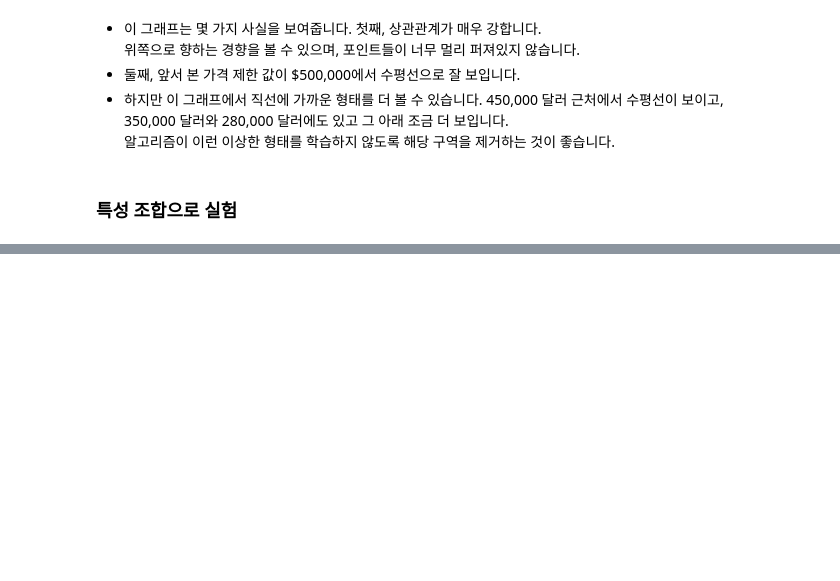
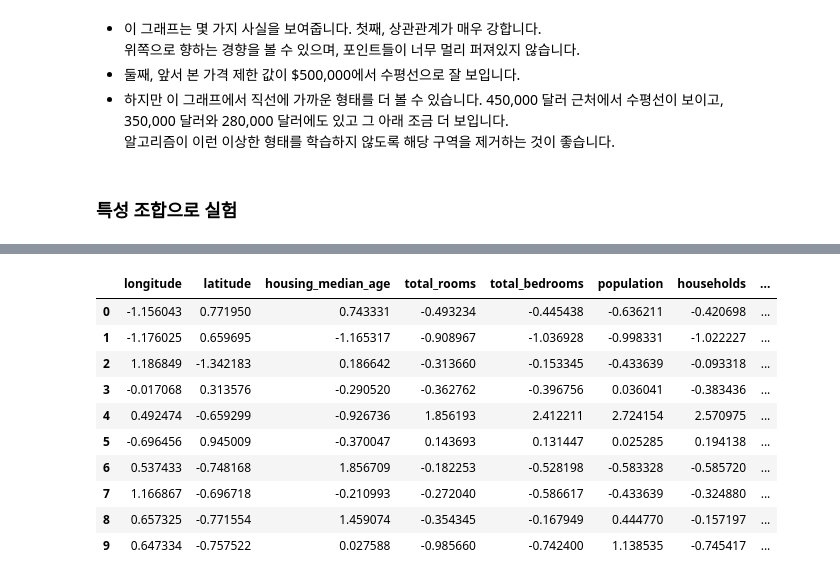
Before and after one commit to cloudallera/handson-ml, a Jupyter notebook: _mystudy/02_end_to_end_machine_learning_project.ipynb, the cells around one changed output, grey strips where cells are left out. Drawn from its saved outputs; the diff is of its cells as text; code cells hidden in the pictures; blank space fills up the shorter version.

```diff
--- a/_mystudy/02_end_to_end_machine_learning_project.ipynb
+++ b/_mystudy/02_end_to_end_machine_learning_project.ipynb
@@ -595,0 +1011,19 @@ plt.show()
+# %%
+# 데이터프레임을 받아 수치형만 다루는 파이프라인
+num_attribs = list(housing_num.columns)
+
+num_pipeline = Pipeline([
+    ("selector", DataFrameSelector(num_attribs)),
+    ("imputer", SimpleImputer(strategy="median")),
+    ("attribs_adder", CombinedAttributesAdder()),
+    ("std_scaler", StandardScaler()),
+])
+
+# 데이터프레임을 받아 카테고리형만 다루는 파이프라인
+cat_attribs = ["ocean_proximity"]
+
+cat_pipeline = Pipeline([
+    ("selector", DataFrameSelector(cat_attribs)),
+    ("cat_encoder", OrdinalEncoder()),
+    ("one_hot_encoder", OneHotEncoder(categories="auto", sparse=False)),
+])
@@ -595,0 +1034,12 @@ plt.show()
+# %%
+# 숫자형과 범주형 특성을 모두 다루는 전체 파이프라인
+from sklearn.pipeline import FeatureUnion
+
+full_pipeline = FeatureUnion(transformer_list=[
+        ("num_pipeline", num_pipeline),
+        ("cat_pipeline", cat_pipeline),
+])
+# %%
+# 전체 파이프라인 실행하기
+housing_prepared = full_pipeline.fit_transform(housing)
+housing_prepared.shape
@@ -595,0 +1053,25 @@ plt.show()
+# %%
+# 데이터프레임으로 변환하여 준비된 데이터 확인
+# ordinal_encoder.categories_는 아래와 같이 카테고리 특성마다 하나의 numpy 1차원 배열에 카테고리 리스트를 담고 있는 numpy 배열들의 리스트
+# [array(['특성1의 카테고리1', '특성1의 카테고리2', ...], dtype=object),
+#  array(['특성2의 카테고리1', '특성2의 카테고리2', ...], dtype=object),
+#   ...]
+# 주택 가격 데이터에는 카테고리 특성이 1개 뿐이기 때문에 리스트에 넘파일 1차원 배열 하나만 있음
+added_columns = ["rooms_per_household", "population_per_household", "bedrooms_per_rooms"] + list(ordinal_encoder.categories_[0])
+housing_prepared_df = pd.DataFrame(
+        housing_prepared,
+        columns=list(housing.drop(["ocean_proximity"], axis=1).columns) + added_columns
+)
+housing_prepared_df.head(10)
+# %% [output]
+|  | longitude | latitude | housing_median_age | total_rooms | total_bedrooms | population | households | ... |
+| 0 | -1.156043 | 0.771950 | 0.743331 | -0.493234 | -0.445438 | -0.636211 | -0.420698 | ... |
+| 1 | -1.176025 | 0.659695 | -1.165317 | -0.908967 | -1.036928 | -0.998331 | -1.022227 | ... |
+| 2 | 1.186849 | -1.342183 | 0.186642 | -0.313660 | -0.153345 | -0.433639 | -0.093318 | ... |
+| 3 | -0.017068 | 0.313576 | -0.290520 | -0.362762 | -0.396756 | 0.036041 | -0.383436 | ... |
+| 4 | 0.492474 | -0.659299 | -0.926736 | 1.856193 | 2.412211 | 2.724154 | 2.570975 | ... |
+| 5 | -0.696456 | 0.945009 | -0.370047 | 0.143693 | 0.131447 | 0.025285 | 0.194138 | ... |
+| 6 | 0.537433 | -0.748168 | 1.856709 | -0.182253 | -0.528198 | -0.583328 | -0.585720 | ... |
+| 7 | 1.166867 | -0.696718 | -0.210993 | -0.272040 | -0.586617 | -0.433639 | -0.324880 | ... |
+| 8 | 0.657325 | -0.771554 | 1.459074 | -0.354345 | -0.167949 | 0.444770 | -0.157197 | ... |
+| 9 | 0.647334 | -0.757522 | 0.027588 | -0.985660 | -0.742400 | 1.138535 | -0.745417 | ... |
```
Also changed, not shown: parts of 65 cells of this notebook.
